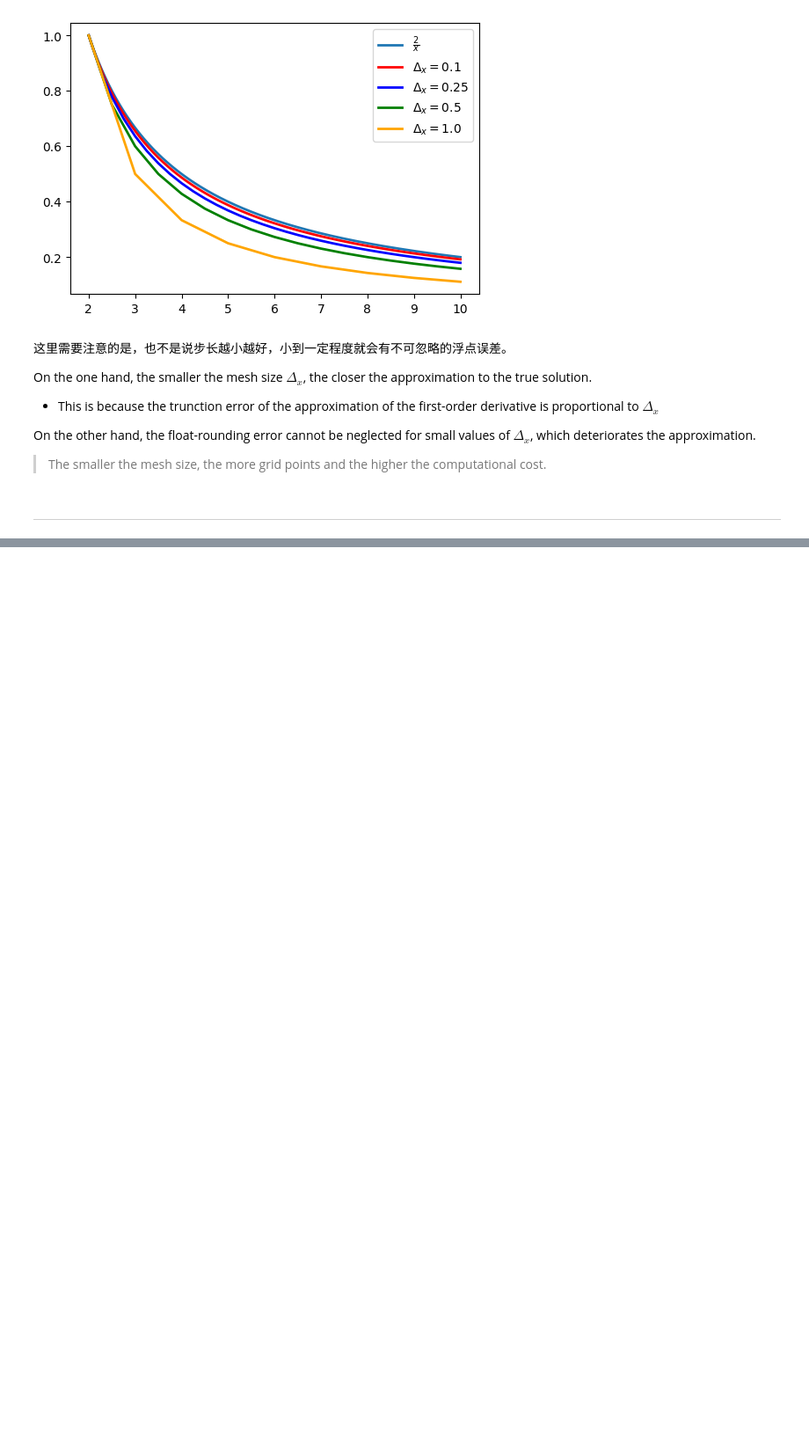
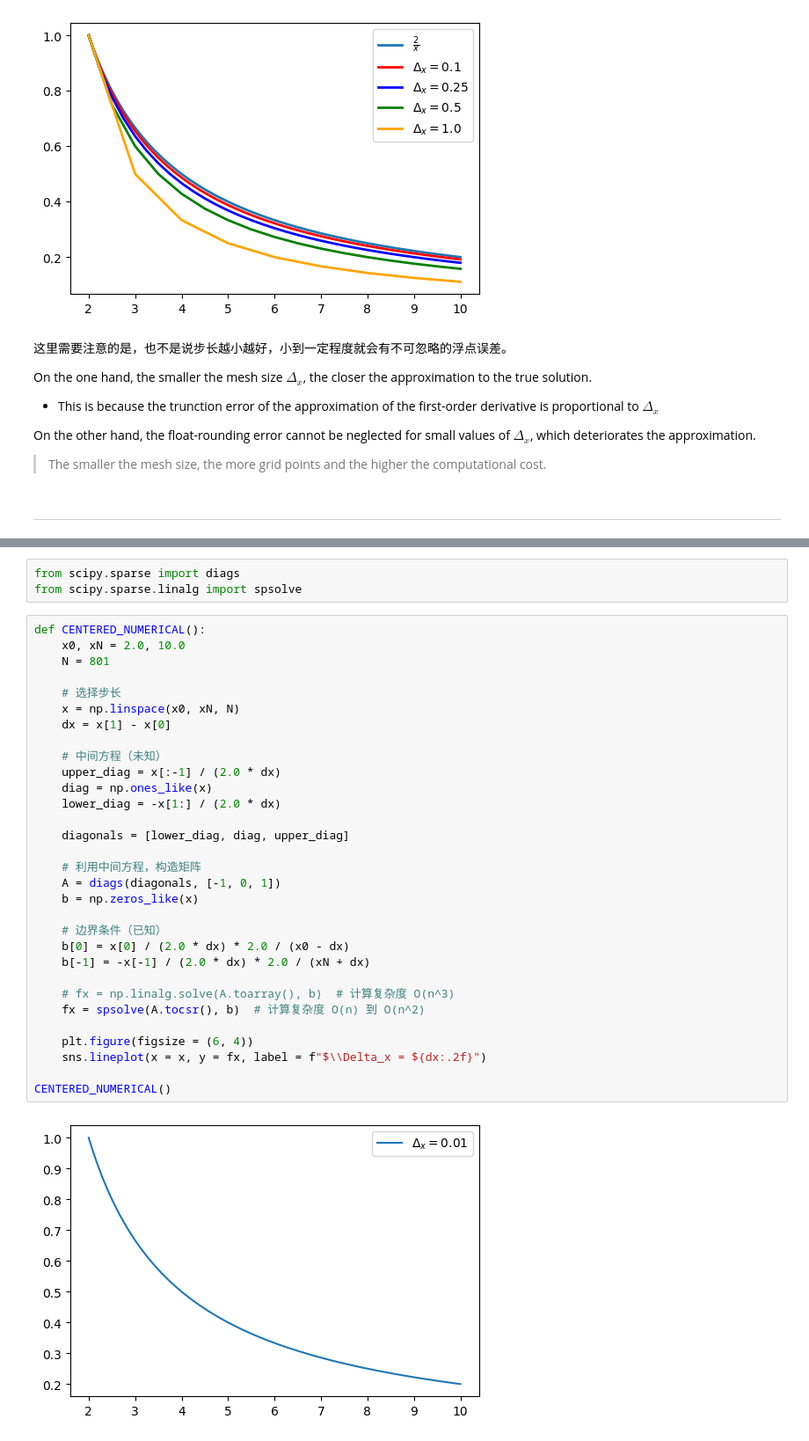
Before and after one commit to CczMind/Investment-Practice, a Jupyter notebook: NandS_TechniquesInFinance/4. Finite_difference_methods.ipynb, the cells around one changed output, grey strips where cells are left out. Shown at 88% size. Cells and saved outputs as stored; diff of their text form; blank space fills up the shorter version.

```diff
--- a/NandS_TechniquesInFinance/4. Finite_difference_methods.ipynb
+++ b/NandS_TechniquesInFinance/4. Finite_difference_methods.ipynb
@@ -174,0 +202,36 @@ where $c_i = \frac{x_i}{2\Delta_x}$
+# %%
+from scipy.sparse import diags
+from scipy.sparse.linalg import spsolve
+# %%
+def CENTERED_NUMERICAL():
+    x0, xN = 2.0, 10.0
+    N = 801
+
+    # 选择步长
+    x = np.linspace(x0, xN, N)
+    dx = x[1] - x[0]
+
+    # 中间方程（未知）
+    upper_diag = x[:-1] / (2.0 * dx)
+    diag = np.ones_like(x)
+    lower_diag = -x[1:] / (2.0 * dx)
+
+    diagonals = [lower_diag, diag, upper_diag]
+
+    # 利用中间方程，构造矩阵
+    A = diags(diagonals, [-1, 0, 1])
+    b = np.zeros_like(x)
+
+    # 边界条件（已知）
+    b[0] = x[0] / (2.0 * dx) * 2.0 / (x0 - dx)
+    b[-1] = -x[-1] / (2.0 * dx) * 2.0 / (xN + dx)
+
+    # fx = np.linalg.solve(A.toarray(), b)  # 计算复杂度 O(n^3)
+    fx = spsolve(A.tocsr(), b)  # 计算复杂度 O(n) 到 O(n^2)
+
+    plt.figure(figsize = (6, 4))
+    sns.lineplot(x = x, y = fx, label = f"$\\Delta_x = ${dx:.2f}")
+
+CENTERED_NUMERICAL()
+# %% [output]
+[figure, added]
```
Also changed, not shown: parts of 9 cells of this notebook.
